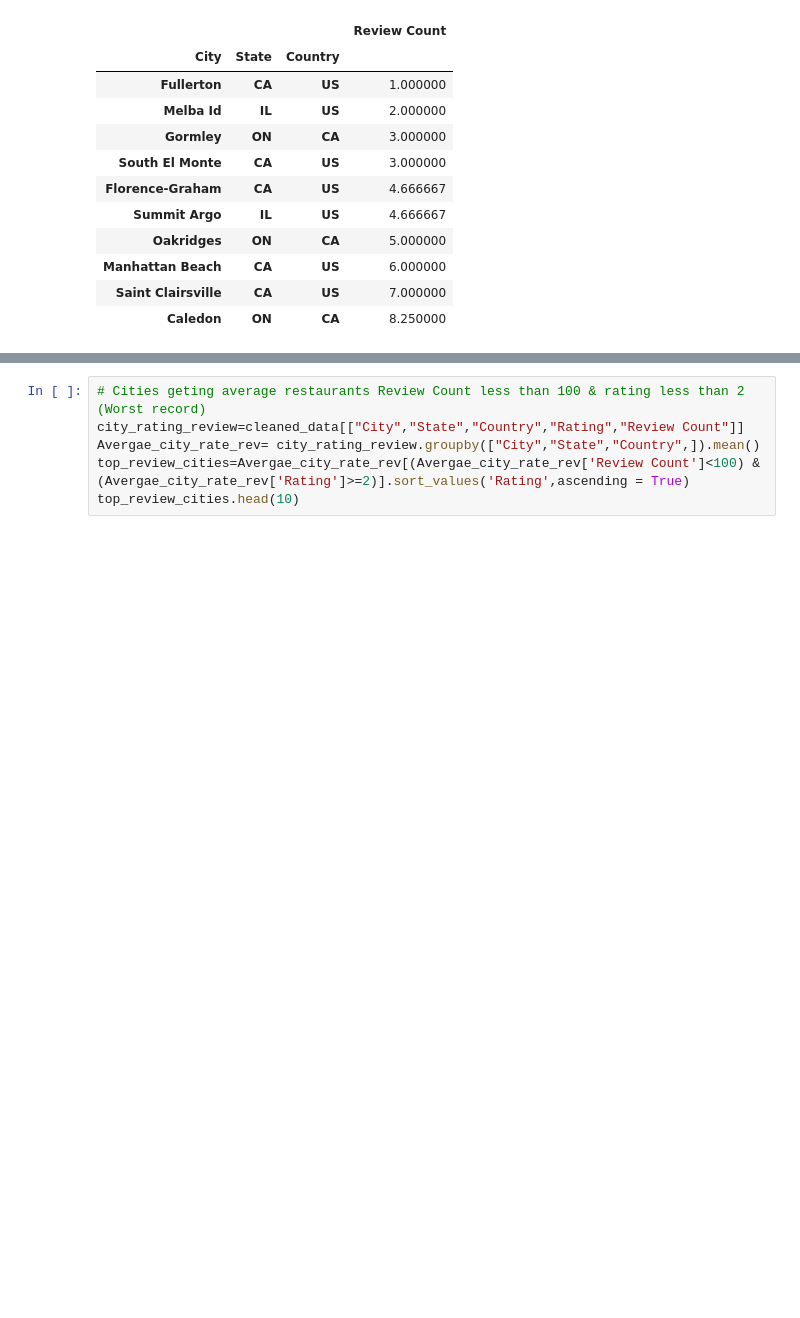
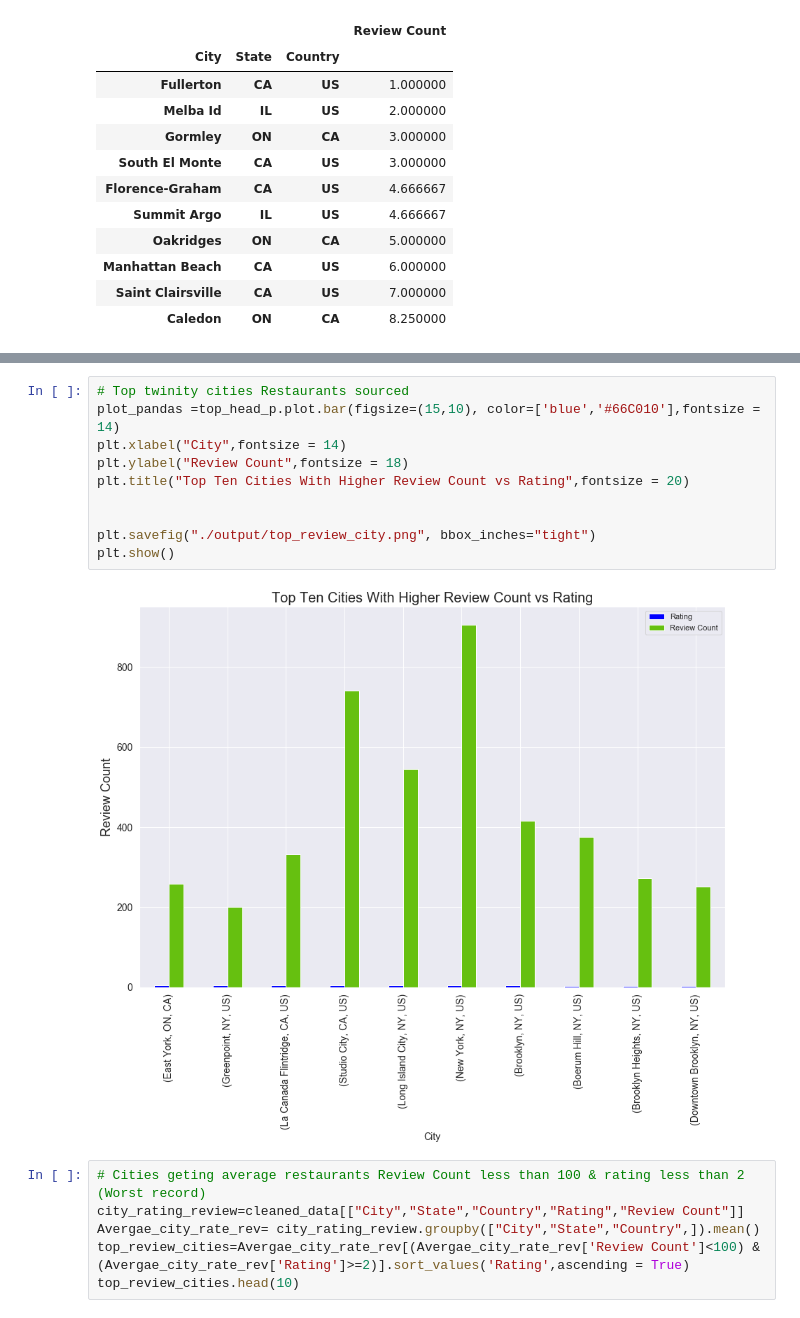
Before and after one commit to ermiasgelaye/Yelp-Challenge, a Jupyter notebook: pyRestaurants/yelp-challenge.ipynb, the cells around one changed output, grey strips where cells are left out. Saved outputs shown, nothing was run; the diff lists cells and outputs as text; blank space fills up the shorter version.

```diff
--- a/pyRestaurants/yelp-challenge.ipynb
+++ b/pyRestaurants/yelp-challenge.ipynb
@@ -657,3 +655,15 @@ top_head_p
+# %%
+# Top twinity cities Restaurants sourced
+plot_pandas =top_head_p.plot.bar(figsize=(15,10), color=['blue','#66C010'],fontsize = 14)
+plt.xlabel("City",fontsize = 14)
+plt.ylabel("Review Count",fontsize = 18)
+plt.title("Top Ten Cities With Higher Review Count vs Rating",fontsize = 20)
+
+
+plt.savefig("./output/top_review_city.png", bbox_inches="tight")
+plt.show()
+# %% [output]
+[figure, added]
 # %%
 # Cities geting average restaurants Review Count less than 100 & rating less than 2  (Worst record)
 city_rating_review=cleaned_data[["City","State","Country","Rating","Review Count"]]
```
Also changed, not shown: parts of 15 cells of this notebook, 5 other files.
